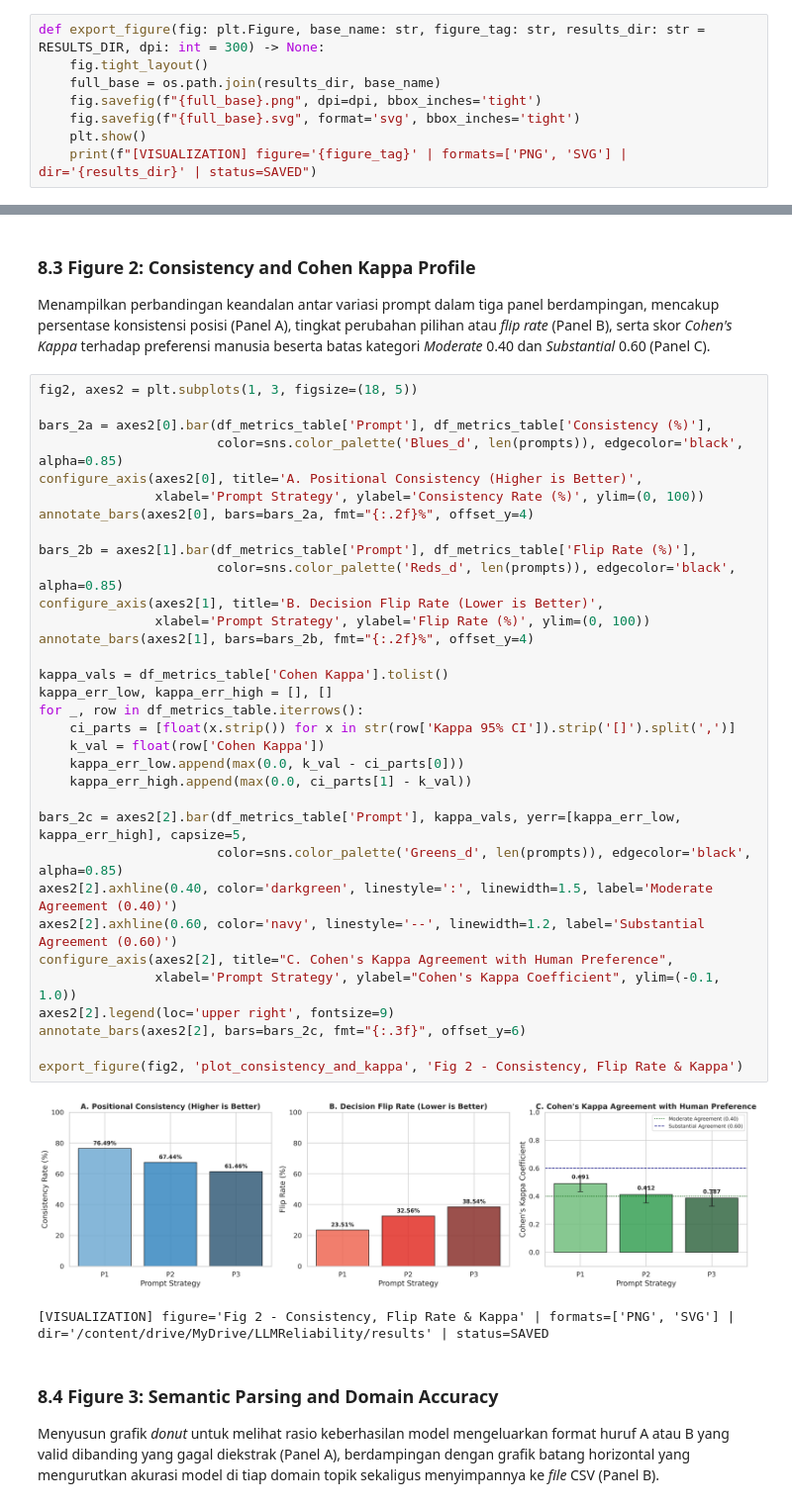
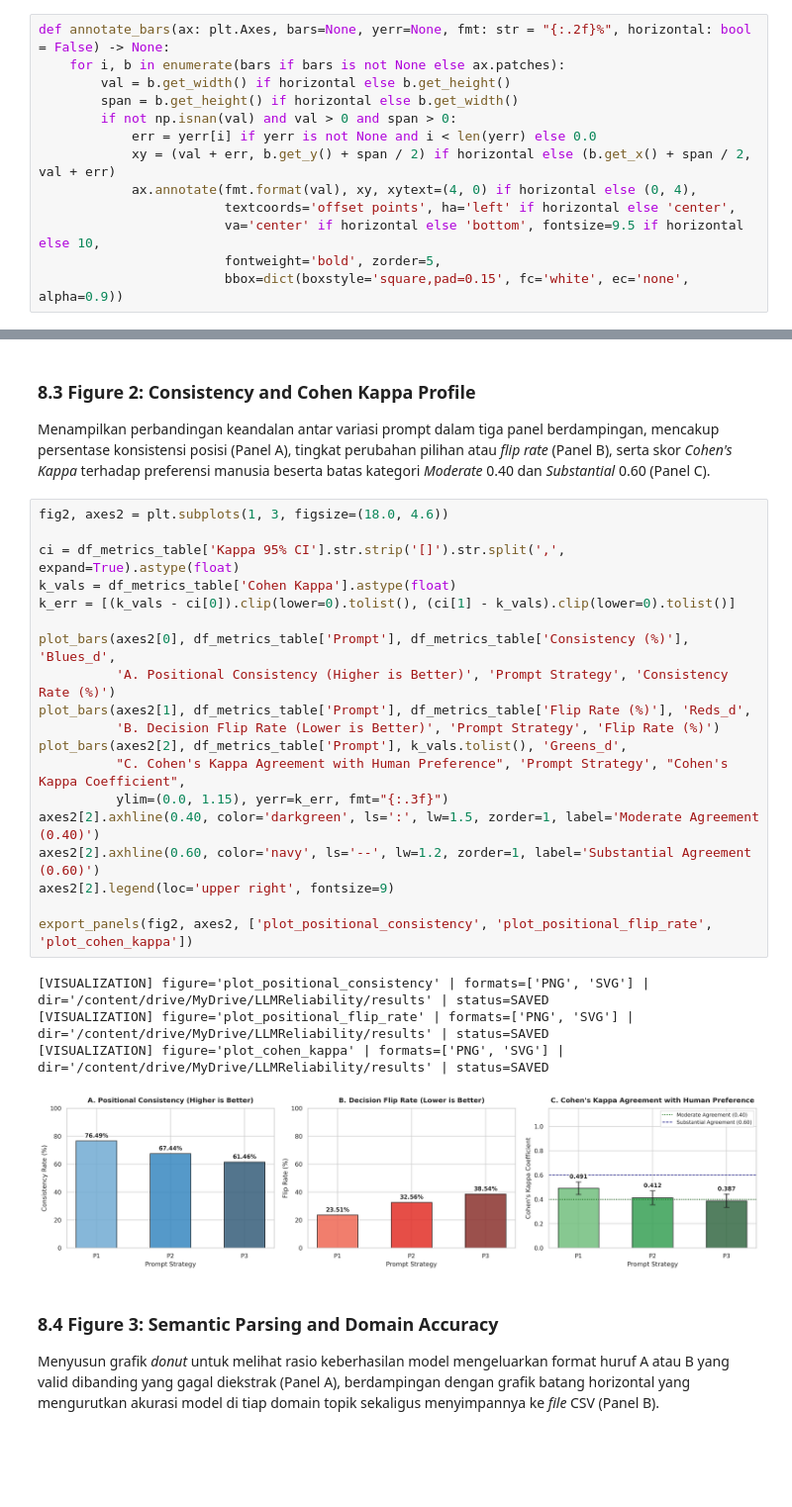
Before and after one commit to RozhakDev/LLMReliability, a Jupyter notebook: AI/08_End_to_End_Evaluation_Pipeline.ipynb, the cells around one changed output, grey strips where cells are left out. Shown at 99% size. Saved outputs shown, nothing was run; the diff lists cells and outputs as text; blank space fills up the shorter version.

Commit message:
refactor: optimalkan visualisasi hasil eksperimen

```diff
--- a/AI/08_End_to_End_Evaluation_Pipeline.ipynb
+++ b/AI/08_End_to_End_Evaluation_Pipeline.ipynb
@@ -946,9 +949,14 @@ plt.rcParams['savefig.dpi'] = 300
 # %%
-def export_figure(fig: plt.Figure, base_name: str, figure_tag: str, results_dir: str = RESULTS_DIR, dpi: int = 300) -> None:
-    fig.tight_layout()
-    full_base = os.path.join(results_dir, base_name)
-    fig.savefig(f"{full_base}.png", dpi=dpi, bbox_inches='tight')
-    fig.savefig(f"{full_base}.svg", format='svg', bbox_inches='tight')
-    plt.show()
-    print(f"[VISUALIZATION] figure='{figure_tag}' | formats=['PNG', 'SVG'] | dir='{results_dir}' | status=SAVED")
+def annotate_bars(ax: plt.Axes, bars=None, yerr=None, fmt: str = "{:.2f}%", horizontal: bool = False) -> None:
+    for i, b in enumerate(bars if bars is not None else ax.patches):
+        val = b.get_width() if horizontal else b.get_height()
+        span = b.get_height() if horizontal else b.get_width()
+        if not np.isnan(val) and val > 0 and span > 0:
+            err = yerr[i] if yerr is not None and i < len(yerr) else 0.0
+            xy = (val + err, b.get_y() + span / 2) if horizontal else (b.get_x() + span / 2, val + err)
+            ax.annotate(fmt.format(val), xy, xytext=(4, 0) if horizontal else (0, 4),
+                        textcoords='offset points', ha='left' if horizontal else 'center',
+                        va='center' if horizontal else 'bottom', fontsize=9.5 if horizontal else 10,
+                        fontweight='bold', zorder=5,
+                        bbox=dict(boxstyle='square,pad=0.15', fc='white', ec='none', alpha=0.9))
 # %%
@@ -1035,41 +1027,29 @@ export_figure(fig1, 'plot_accuracy_and_position_bias', 'Fig 1 - Accuracy & Posit
 
 Menampilkan perbandingan keandalan antar variasi prompt dalam tiga panel berdampingan, mencakup persentase konsistensi posisi (Panel A), tingkat perubahan pilihan atau *flip rate* (Panel B), serta skor *Cohen's Kappa* terhadap preferensi manusia beserta batas kategori *Moderate* 0.40 dan *Substantial* 0.60 (Panel C).
 # %%
-fig2, axes2 = plt.subplots(1, 3, figsize=(18, 5))
+fig2, axes2 = plt.subplots(1, 3, figsize=(18.0, 4.6))
 
-bars_2a = axes2[0].bar(df_metrics_table['Prompt'], df_metrics_table['Consistency (%)'],
-                       color=sns.color_palette('Blues_d', len(prompts)), edgecolor='black', alpha=0.85)
-configure_axis(axes2[0], title='A. Positional Consistency (Higher is Better)',
-               xlabel='Prompt Strategy', ylabel='Consistency Rate (%)', ylim=(0, 100))
-annotate_bars(axes2[0], bars=bars_2a, fmt="{:.2f}%", offset_y=4)
+ci = df_metrics_table['Kappa 95% CI'].str.strip('[]').str.split(',', expand=True).astype(float)
+k_vals = df_metrics_table['Cohen Kappa'].astype(float)
+k_err = [(k_vals - ci[0]).clip(lower=0).tolist(), (ci[1] - k_vals).clip(lower=0).tolist()]
 
-bars_2b = axes2[1].bar(df_metrics_table['Prompt'], df_metrics_table['Flip Rate (%)'],
-                       color=sns.color_palette('Reds_d', len(prompts)), edgecolor='black', alpha=0.85)
-configure_axis(axes2[1], title='B. Decision Flip Rate (Lower is Better)',
-               xlabel='Prompt Strategy', ylabel='Flip Rate (%)', ylim=(0, 100))
-annotate_bars(axes2[1], bars=bars_2b, fmt="{:.2f}%", offset_y=4)
+plot_bars(axes2[0], df_metrics_table['Prompt'], df_metrics_table['Consistency (%)'], 'Blues_d',
+          'A. Positional Consistency (Higher is Better)', 'Prompt Strategy', 'Consistency Rate (%)')
+plot_bars(axes2[1], df_metrics_table['Prompt'], df_metrics_table['Flip Rate (%)'], 'Reds_d',
+          'B. Decision Flip Rate (Lower is Better)', 'Prompt Strategy', 'Flip Rate (%)')
+plot_bars(axes2[2], df_metrics_table['Prompt'], k_vals.tolist(), 'Greens_d',
+          "C. Cohen's Kappa Agreement with Human Preference", 'Prompt Strategy', "Cohen's Kappa Coefficient",
+          ylim=(0.0, 1.15), yerr=k_err, fmt="{:.3f}")
+axes2[2].axhline(0.40, color='darkgreen', ls=':', lw=1.5, zorder=1, label='Moderate Agreement (0.40)')
+axes2[2].axhline(0.60, color='navy', ls='--', lw=1.2, zorder=1, label='Substantial Agreement (0.60)')
+axes2[2].legend(loc='upper right', fontsize=9)
 
-kappa_vals = df_metrics_table['Cohen Kappa'].tolist()
-kappa_err_low, kappa_err_high = [], []
-for _, row in df_metrics_table.iterrows():
-    ci_parts = [float(x.strip()) for x in str(row['Kappa 95% CI']).strip('[]').split(',')]
-    k_val = float(row['Cohen Kappa'])
-    kappa_err_low.append(max(0.0, k_val - ci_parts[0]))
-    kappa_err_high.append(max(0.0, ci_parts[1] - k_val))
-
-bars_2c = axes2[2].bar(df_metrics_table['Prompt'], kappa_vals, yerr=[kappa_err_low, kappa_err_high], capsize=5,
-                       color=sns.color_palette('Greens_d', len(prompts)), edgecolor='black', alpha=0.85)
-axes2[2].axhline(0.40, color='darkgreen', linestyle=':', linewidth=1.5, label='Moderate Agreement (0.40)')
-axes2[2].axhline(0.60, color='navy', linestyle='--', linewidth=1.2, label='Substantial Agreement (0.60)')
-configure_axis(axes2[2], title="C. Cohen's Kappa Agreement with Human Preference",
-               xlabel='Prompt Strategy', ylabel="Cohen's Kappa Coefficient", ylim=(-0.1, 1.0))
-axes2[2].legend(loc='upper right', fontsize=9)
-annotate_bars(axes2[2], bars=bars_2c, fmt="{:.3f}", offset_y=6)
-
-export_figure(fig2, 'plot_consistency_and_kappa', 'Fig 2 - Consistency, Flip Rate & Kappa')
+export_panels(fig2, axes2, ['plot_positional_consistency', 'plot_positional_flip_rate', 'plot_cohen_kappa'])
 # %% [output]
+[VISUALIZATION] figure='plot_positional_consistency' | formats=['PNG', 'SVG'] | dir='/content/drive/MyDrive/LLMReliability/results' | status=SAVED
+[VISUALIZATION] figure='plot_positional_flip_rate' | formats=['PNG', 'SVG'] | dir='/content/drive/MyDrive/LLMReliability/results' | status=SAVED
+[VISUALIZATION] figure='plot_cohen_kappa' | formats=['PNG', 'SVG'] | dir='/content/drive/MyDrive/LLMReliability/results' | status=SAVED
-[figure, old version]
+[figure, new version]
-[VISUALIZATION] figure='Fig 2 - Consistency, Flip Rate & Kappa' | formats=['PNG', 'SVG'] | dir='/content/drive/MyDrive/LLMReliability/results' | status=SAVED
 # %% [markdown]
 ### **8.4 Figure 3: Semantic Parsing and Domain Accuracy**
 
```
Also changed, not shown: parts of 16 cells of this notebook, 1 other file.
